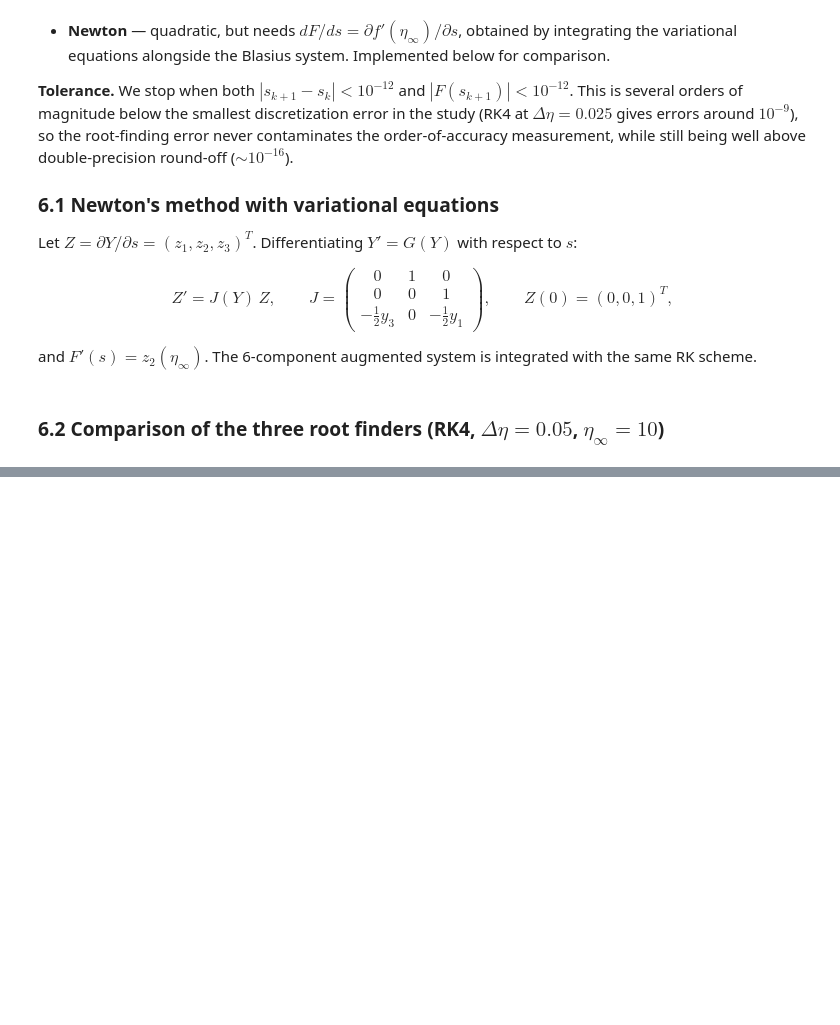
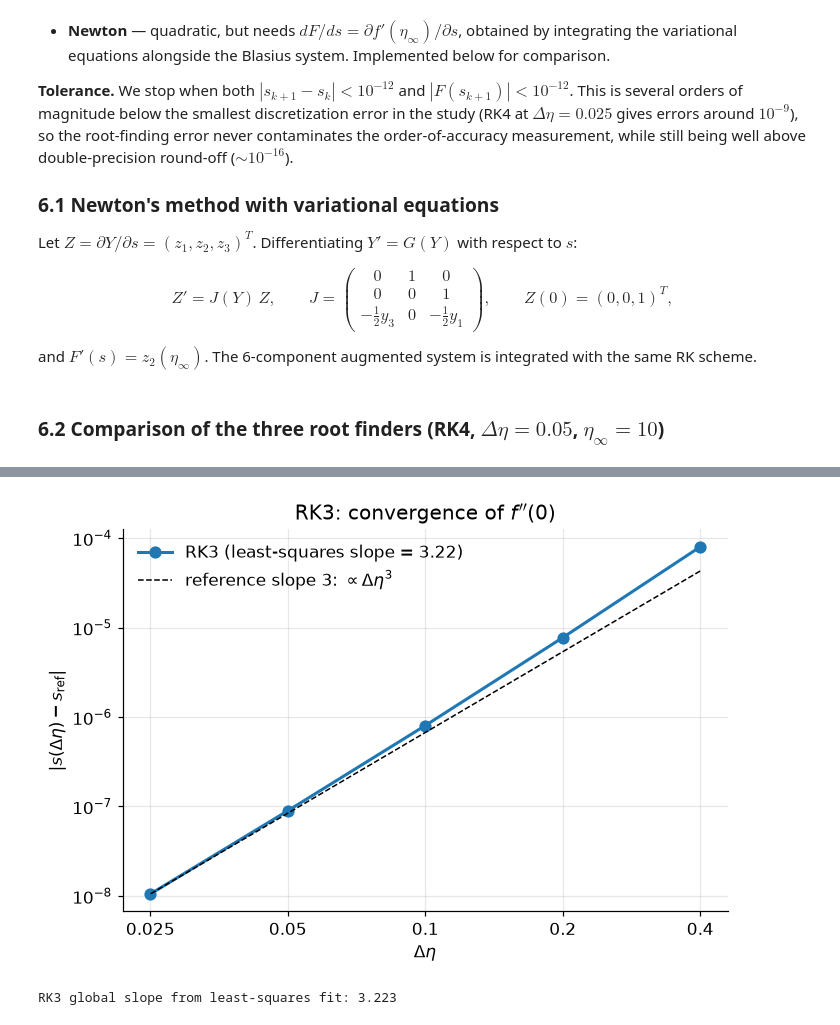
Before and after one commit to aneeshasokan710/AE801_2026, a Jupyter notebook: numode_bvp/Shooting Method for the Blasius Boundary-Layer Equation.ipynb, the cells around one changed output, grey strips where cells are left out. Saved outputs shown, nothing was run; the diff lists cells and outputs as text; code cells hidden in the pictures; blank space fills up the shorter version.

```diff
--- a/numode_bvp/Shooting Method for the Blasius Boundary-Layer Equation.ipynb
+++ b/numode_bvp/Shooting Method for the Blasius Boundary-Layer Equation.ipynb
@@ -471,0 +501,21 @@ Newton       0.3320573377572           5     0.039
+# %%
+s_ref, _, _ = shoot(0.00125, ETA_INF, "RK4", TOL)
+print(f"Reference s (RK4, Δη = 0.00125, η∞ = {ETA_INF:g}):  s_ref = {s_ref:.14f}")
+
+dEtas = np.array([0.4, 0.2, 0.1, 0.05, 0.025])
+
+def step_study(method):
+    rows = []
+    for h in dEtas:
+        s, it, _ = shoot(h, ETA_INF, method, TOL)
+        rows.append((h, s, it, abs(s - s_ref)))
+    rows = np.array(rows)
+    err = rows[:, 3]
+    p = np.r_[np.nan, np.log(err[:-1] / err[1:]) / np.log(2)]
+    print(f"\n{method}   (η∞ = {ETA_INF:g}, secant tol = {TOL:g})")
+    print(f"{'Δη':>7}{'N steps':>9}{'s = f\'\'(0)':>18}{'iters':>7}{'|s - s_ref|':>14}{'order p':>10}")
+    for (h, s, it, e), pp in zip(rows, p):
+        print(f"{h:7.3f}{int(round(ETA_INF/h)):9d}{s:18.13f}{int(it):7d}{e:14.3e}{'' if np.isnan(pp) else f'{pp:10.3f}'}")
+    return rows, p
+
+rk3_rows, rk3_p = step_study("RK3")
@@ -471,0 +532,18 @@ Newton       0.3320573377572           5     0.039
+# %%
+def loglog_plot(rows, method, order, color):
+    h, err = rows[:, 0], rows[:, 3]
+    slope, intercept = np.polyfit(np.log(h), np.log(err), 1)
+    fig, ax = plt.subplots(figsize=(6.5, 4.5))
+    ax.loglog(h, err, "o-", color=color, lw=2, ms=7, label=f"{method} (least-squares slope = {slope:.2f})")
+    ref = err[-1] * (h / h[-1]) ** order
+    ax.loglog(h, ref, "k--", lw=1, label=fr"reference slope {order}: $\propto\Delta\eta^{order}$")
+    ax.set_xticks(dEtas, [f"{v:g}" for v in dEtas]); ax.minorticks_off(); ax.set_xlabel(r"$\Delta\eta$"); ax.set_ylabel(r"$|s(\Delta\eta) - s_{\rm ref}|$")
+    ax.set_title(f"{method}: convergence of $f''(0)$")
+    ax.legend(); plt.tight_layout(); plt.show()
+    return slope
+
+slope_rk3 = loglog_plot(rk3_rows, "RK3", 3, "tab:blue")
+print(f"RK3 global slope from least-squares fit: {slope_rk3:.3f}")
+# %% [output]
+[figure, added]
+RK3 global slope from least-squares fit: 3.223
```
Also changed, not shown: parts of 7 cells of this notebook.
